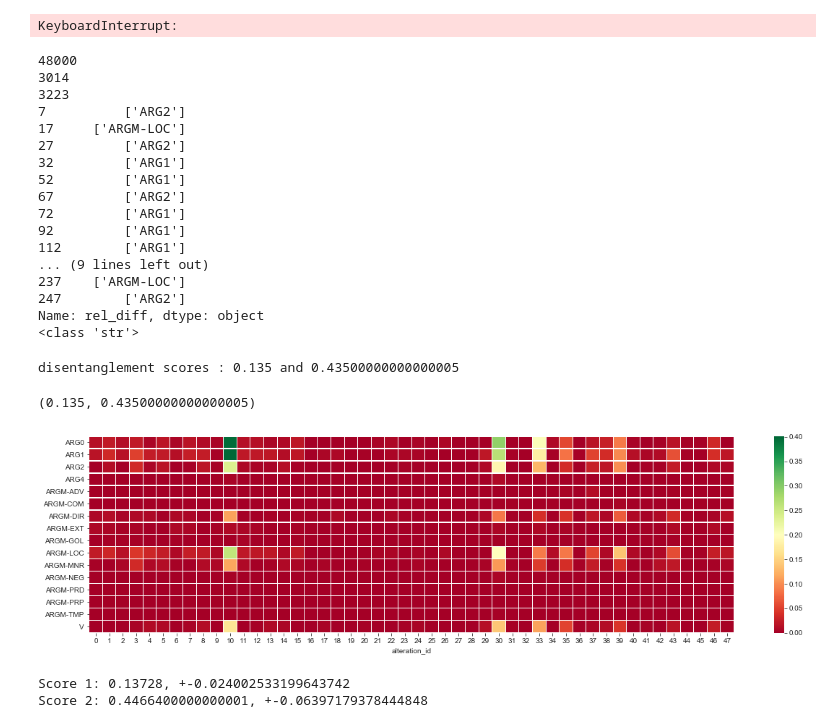
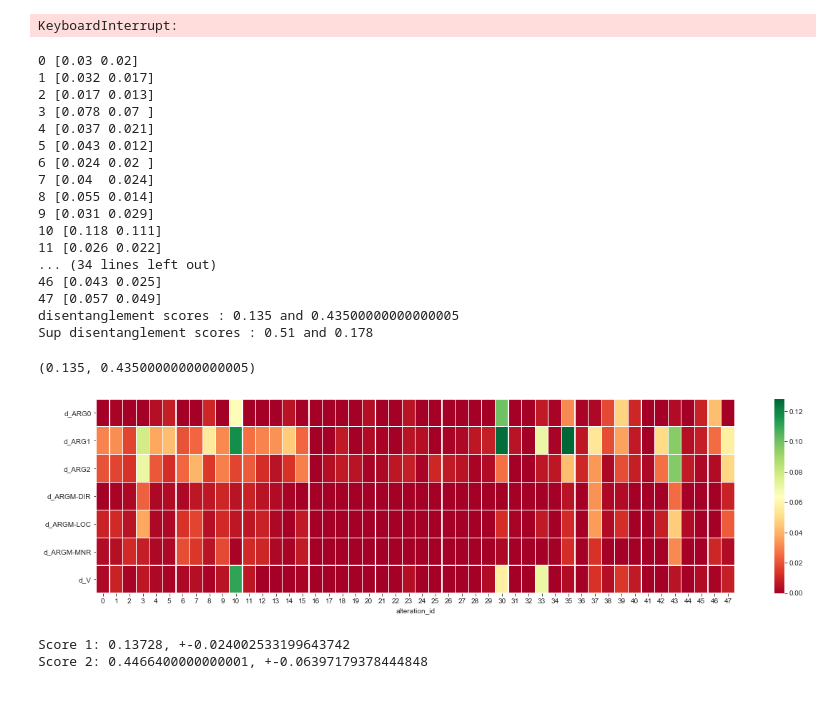
Before and after one commit to ghazi-f/QKVAE, a Jupyter notebook: disentanglement_transformer/Model_Analysis.ipynb, the cells around one changed output. Saved outputs shown, nothing was run; the diff lists cells and outputs as text; code cells hidden in the pictures; blank space fills up the shorter version.

```diff
--- a/disentanglement_transformer/Model_Analysis.ipynb
+++ b/disentanglement_transformer/Model_Analysis.ipynb
@@ -398,6 +398,7 @@ def get_sentences(mdl, n_samples, gen_len=16, sample_w=False, vary_z=True, compl
                     return text, {'z1':z_sample, 'z2':z1_sample, 'z3':z2_sample} , {'z2':z1_params, 'z3':z2_params}
                 else:
                     for i in range(n_samples):
+                        #print(any([w in text[i].split(' ') for w in contains]), ':', text[i])
                         if any([w in text[i].split(' ') for w in contains]):
                             n_samples -= 1
                             final_text.append(text[i])
@@ -423,6 +424,6 @@ def get_sentences(mdl, n_samples, gen_len=16, sample_w=False, vary_z=True, compl
 
 
 text, samples, params = get_sentences(model, 5, 16, sample_w=False, vary_z=True, complete=None,
-                                      contains=None, max_tries=150)
+                                      contains=["looking"], max_tries=150)
 print(text)
 # %% [output]
@@ -545,7 +546,7 @@ def swap_latents(mdl, prev_latent_vals, var_z_ids, gen_len, complete=None):
             return text, {'z1': orig_z, 'z2': orig_z1, 'z3': orig_z2} ,\
                    None#{'z1': z1_params, 'z2': z2_params}
 
-lv = [30]
+lv = list(range(16))+[33, 46, 47, 37, 38, 39]#[10, 3, 33, 39, 46, 47]
 alt_text, alt_samples, alt_params = swap_latents(model, {k:v[:5] for k, v in samples.items()},
                                                  lv,#10, 30, 43
                                                               #list(range(20, 48)), #[],
@@ -796,30 +861,8 @@ diff_df['len_diff'] /= diff_df['len_diff'].max()
 diff_df['depth_diff'] /= diff_df['depth_diff'].max()
 diff_df['n_root_children_diff'] /= diff_df['n_root_children_diff'].max()
 # print(diff_df.sort_values('depth_diff', axis=0))
-print(len(df['rel_diff']))
-print(len(df['rel_diff'][[len(el)>2 for el in df['rel_diff']]]))
-print(len(df['new_rels'][[len(el)>2 for el in df['new_rels']]]))
-print(df['rel_diff'][[len(el)>2 for el in df['rel_diff']]][:20])
-print(type(df['rel_diff'][[len(el)>2 for el in df['rel_diff']]].array[0]))
-# %% [output]
-48000
-3014
-3223
-7          ['ARG2']
-17     ['ARGM-LOC']
-27         ['ARG2']
-32         ['ARG1']
-52         ['ARG1']
-67         ['ARG2']
-72         ['ARG1']
-92         ['ARG1']
-112        ['ARG1']
-... (9 lines left out)
-237    ['ARGM-LOC']
-247        ['ARG2']
-Name: rel_diff, dtype: object
-<class 'str'>
 # %%
+import numpy as np
 import matplotlib.pyplot as plt
 import seaborn as sns
 %matplotlib inline
@@ -836,7 +879,6 @@ def show_df_hm2(df):
     img_arr = np.fromstring(plt.gcf().canvas.tostring_rgb(),
                         dtype=np.uint8,
                         sep='').reshape((360, 1440, 3))
-    swriter.add_image("test_hm", torch.from_numpy(img_arr).permute(2,0,1))
     return snsplt.get_figure()
 
 pd.set_option("display.max_columns", 100)
@@ -865,35 +907,61 @@ def disentang_metric(this_df):
         for deps in this_df['new_rels'].array:
             concerned.append(ty in deps)
         this_df[ty] = concerned
     d_rel_types = ['d_'+ty for ty in np.unique(np.concatenate(this_df['rel_diff'].array))]
     for ty in d_rel_types:
         concerned = []
         for deps in this_df['rel_diff'].array:
             concerned.append(str(ty[2:]) in deps)
         this_df[ty] = concerned
     grouped = this_df.groupby('alteration_id')
 
     # print(grouped.mean()[rel_types])
     dis_diffs1 = 0
     for ty in d_rel_types:
         largest2 = np.array(grouped.mean().nlargest(2, ty)[ty].array)
         dis_diffs1 += largest2[0] - largest2[1]
     dis_diffs2 = 0
     for ty in rel_types:
         largest2 = np.array(grouped.mean().nlargest(2, ty)[ty].array)
         dis_diffs2 += largest2[0] - largest2[1]
+    sup_dis_diffs1 = 0
+    for i in range(48):
+        largest2 = np.array(grouped.mean()[d_rel_types].transpose().nlargest(2, i)[i].array)
+        sup_dis_diffs1 += largest2[0] - largest2[1]
+        print(i, largest2)
+    sup_dis_diffs2 = 0
+    for i in range(48):
+        largest2 = np.array(grouped.mean()[rel_types].transpose().nlargest(2, i)[i].array)
+        sup_dis_diffs2 += largest2[0] - largest2[1]
     print("disentanglement scores : {} and {}".format(dis_diffs1, dis_diffs2))
+    print("Sup disentanglement scores : {} and {}".format(sup_dis_diffs1, sup_dis_diffs2))
     plt.figure(figsize=(20, 5))
-    show_df_hm2(grouped.mean()[rel_types].transpose())
+    show_df_hm2(grouped.mean()[d_rel_types].transpose())
     # plt.figure(figsize=(20, 2))
     # show_df_hm2(grouped.mean()[d_rel_types].transpose())
     return dis_diffs1, dis_diffs2
 
 disentang_metric(df)
 # %% [output]
+0 [0.03 0.02]
+1 [0.032 0.017]
+2 [0.017 0.013]
+3 [0.078 0.07 ]
+4 [0.037 0.021]
+5 [0.043 0.012]
+6 [0.024 0.02 ]
+7 [0.04  0.024]
+8 [0.055 0.014]
+9 [0.031 0.029]
+10 [0.118 0.111]
+11 [0.026 0.022]
+... (34 lines left out)
+46 [0.043 0.025]
+47 [0.057 0.049]
 disentanglement scores : 0.135 and 0.43500000000000005
+Sup disentanglement scores : 0.51 and 0.178
 (0.135, 0.43500000000000005)
-[figure, old version]
+[figure, new version]
 # %%
 from torch.utils.tensorboard import SummaryWriter
 swriter = SummaryWriter("tb_logs/test_dis")
```
Also changed, not shown: parts of 6 cells of this notebook, 5 other files.
